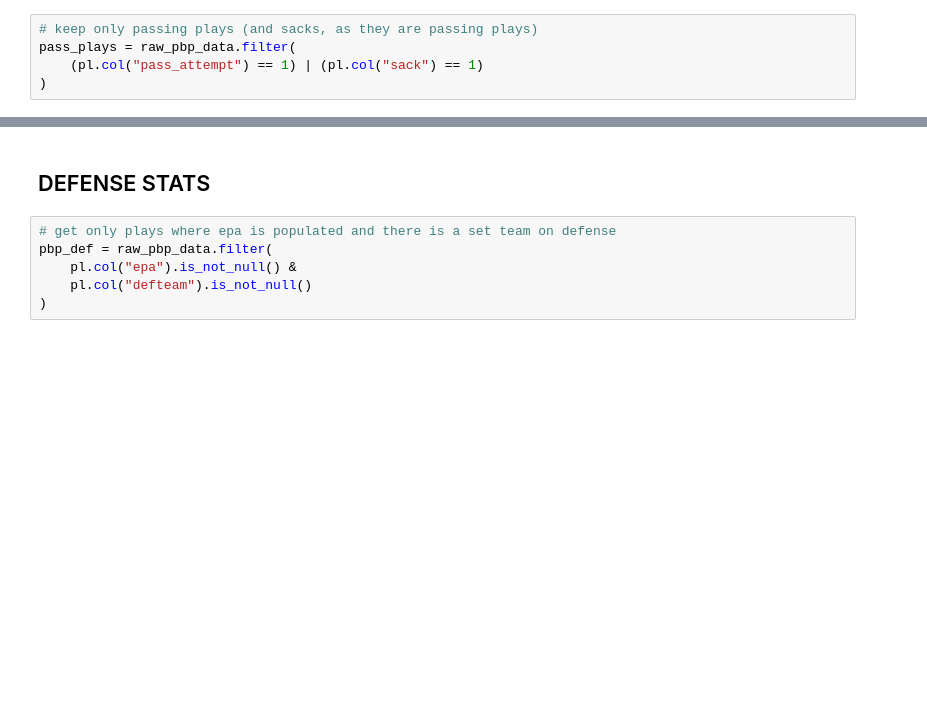
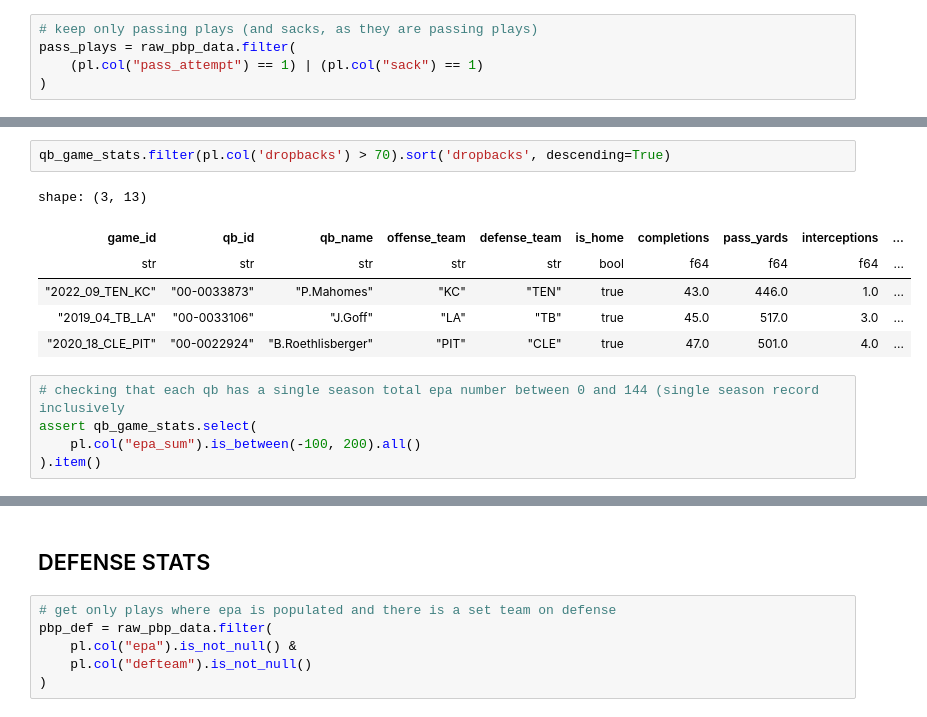
Before and after one commit to jbailey7/ChicagoPassing, a Jupyter notebook: data/data.ipynb, the cells around one changed output, grey strips where cells are left out. Cells and saved outputs as stored; diff of their text form; blank space fills up the shorter version.

```diff
--- a/data/data.ipynb
+++ b/data/data.ipynb
@@ -383,0 +421,14 @@ shape: (17_233, 14)
+# %%
+qb_game_stats.filter(pl.col('dropbacks') > 70).sort('dropbacks', descending=True)
+# %% [output]
+shape: (3, 13)
+| game_id | qb_id | qb_name | offense_team | defense_team | is_home | completions | pass_yards | interceptions | ... |
+| str | str | str | str | str | bool | f64 | f64 | f64 | ... |
+| "2022_09_TEN_KC" | "00-0033873" | "P.Mahomes" | "KC" | "TEN" | true | 43.0 | 446.0 | 1.0 | ... |
+| "2019_04_TB_LA" | "00-0033106" | "J.Goff" | "LA" | "TB" | true | 45.0 | 517.0 | 3.0 | ... |
+| "2020_18_CLE_PIT" | "00-0022924" | "B.Roethlisberger" | "PIT" | "CLE" | true | 47.0 | 501.0 | 4.0 | ... |
+# %%
+# checking that each qb has a single season total epa number between 0 and 144 (single season record inclusively
+assert qb_game_stats.select(
+    pl.col("epa_sum").is_between(-100, 200).all()
+).item()
```
Also changed, not shown: parts of 26 cells of this notebook.
